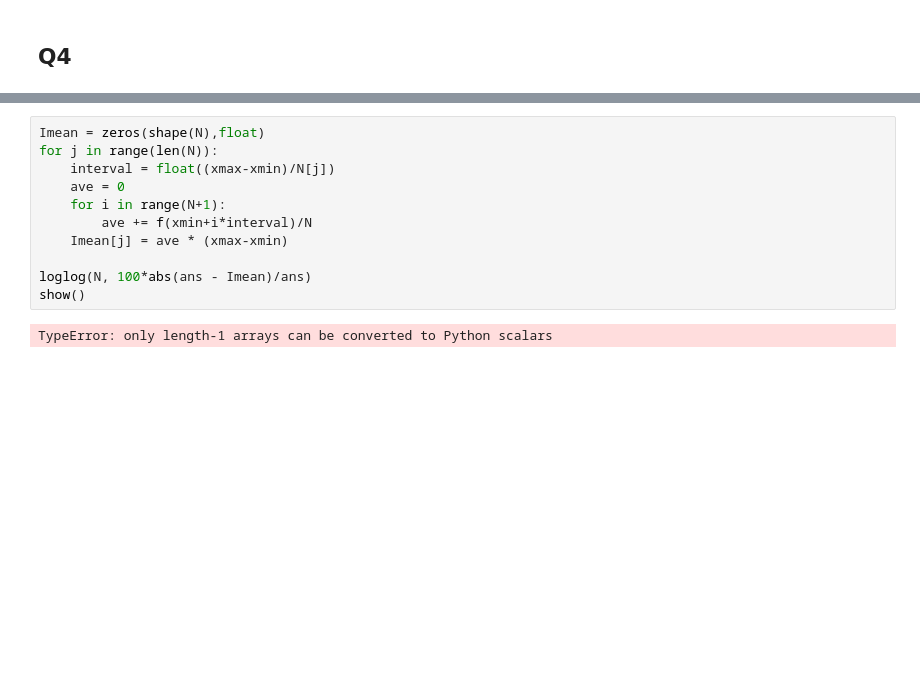
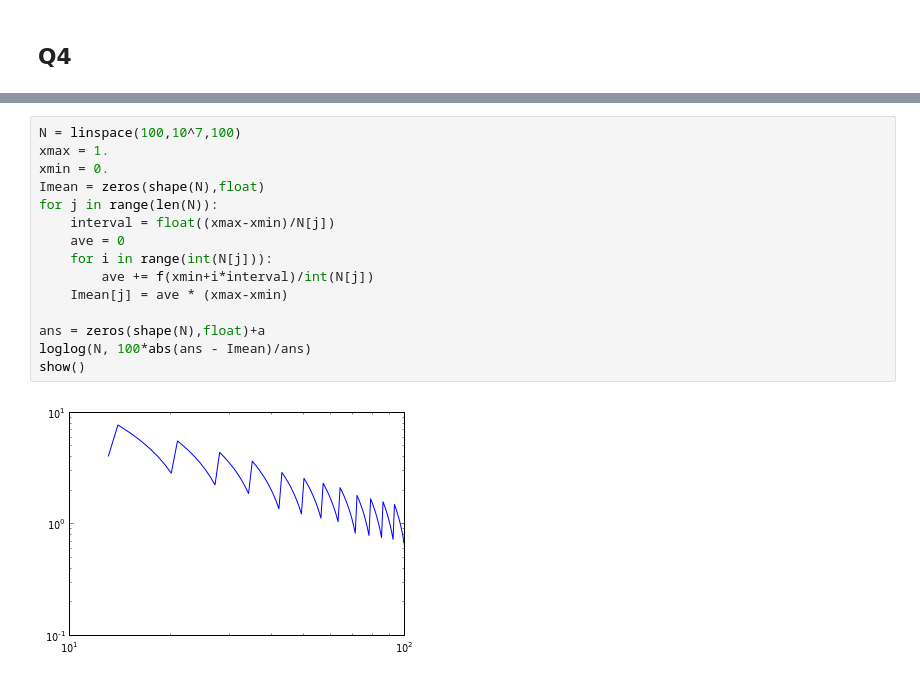
Before and after one commit to jeziegle/PHYS202-S13, a Jupyter notebook: Week5/NumericalIntegExercise4.ipynb, the cells around one changed output, grey strips where cells are left out. Saved outputs shown, nothing was run; the diff lists cells and outputs as text; blank space fills up the shorter version.

```diff
--- a/Week5/NumericalIntegExercise4.ipynb
+++ b/Week5/NumericalIntegExercise4.ipynb
@@ -141,13 +141,17 @@ show()
 # %%
+N = linspace(100,10^7,100)
+xmax = 1.
+xmin = 0.
 Imean = zeros(shape(N),float)
 for j in range(len(N)):
     interval = float((xmax-xmin)/N[j])
     ave = 0
-    for i in range(N+1):
-        ave += f(xmin+i*interval)/N
+    for i in range(int(N[j])):
+        ave += f(xmin+i*interval)/int(N[j])
     Imean[j] = ave * (xmax-xmin)
 
+ans = zeros(shape(N),float)+a
 loglog(N, 100*abs(ans - Imean)/ans)
 show()
 # %% [output]
-TypeError: only length-1 arrays can be converted to Python scalars
+[figure, added]
```
Also changed, not shown: parts of 1 cell of this notebook.
